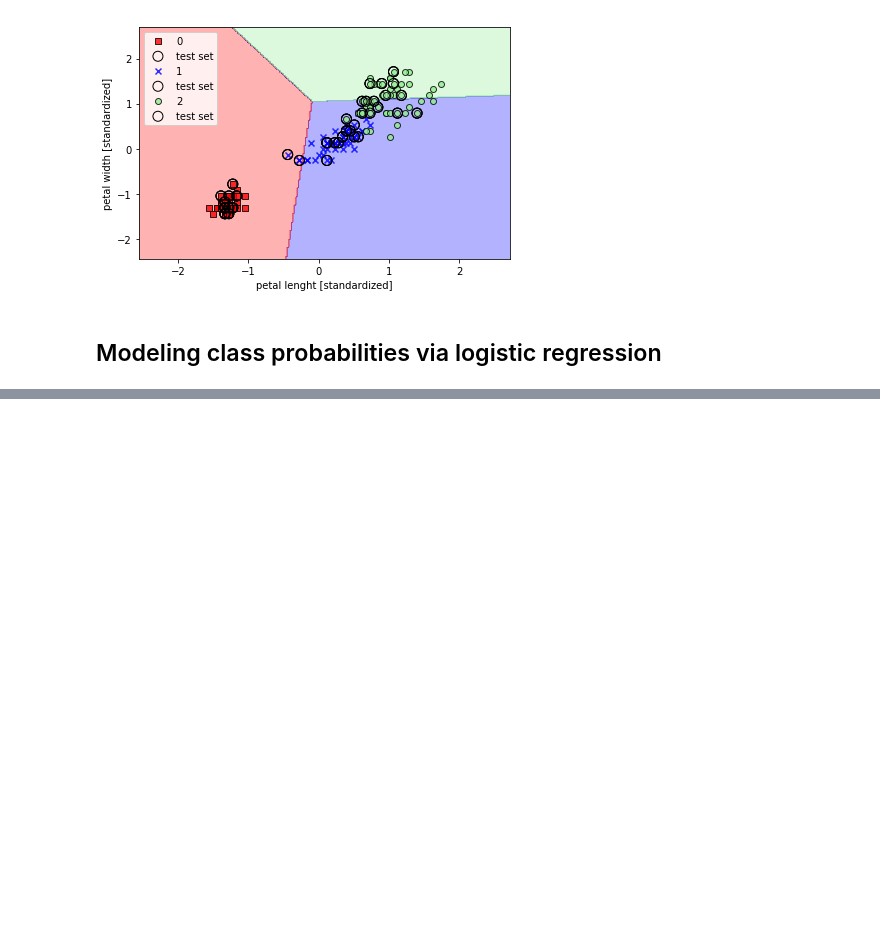
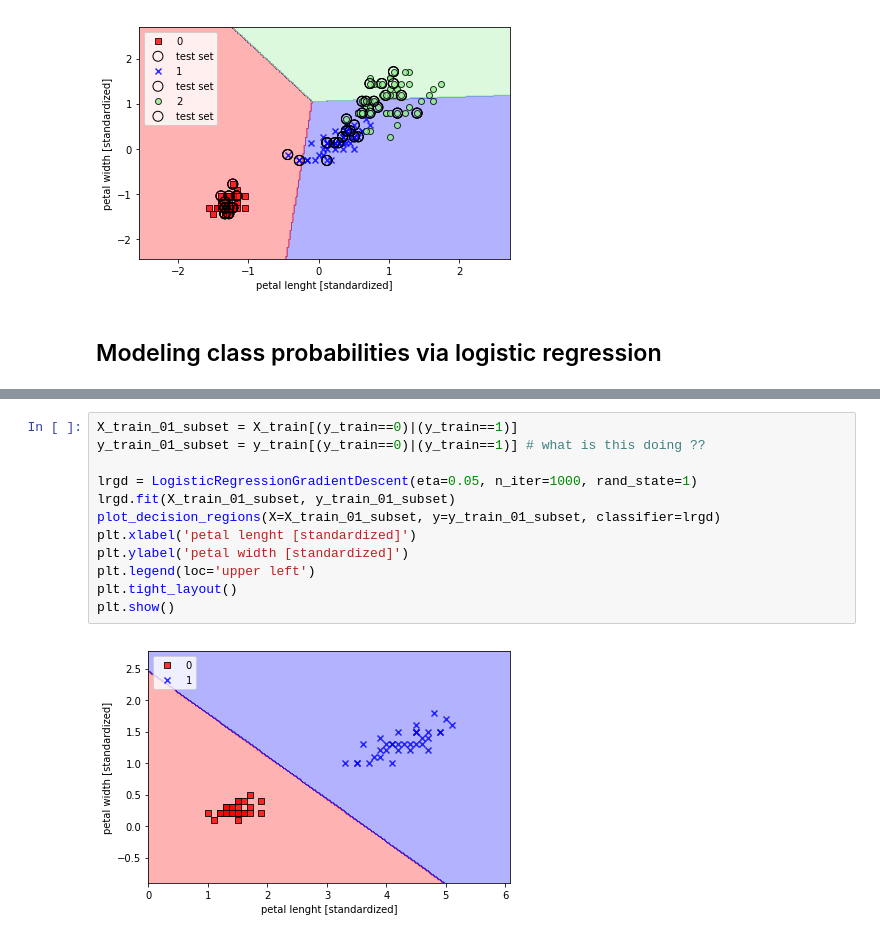
Before and after one commit to shokirovnozir/ML, a Jupyter notebook: pythonML.ipynb, the cells around one changed output, grey strips where cells are left out. Drawn from its saved outputs; the diff is of its cells as text; blank space fills up the shorter version.

```diff
--- a/pythonML.ipynb
+++ b/pythonML.ipynb
@@ -628,0 +744,14 @@ plt.show()
+# %%
+X_train_01_subset = X_train[(y_train==0)|(y_train==1)]
+y_train_01_subset = y_train[(y_train==0)|(y_train==1)] # what is this doing ??
+
+lrgd = LogisticRegressionGradientDescent(eta=0.05, n_iter=1000, rand_state=1)
+lrgd.fit(X_train_01_subset, y_train_01_subset)
+plot_decision_regions(X=X_train_01_subset, y=y_train_01_subset, classifier=lrgd)
+plt.xlabel('petal lenght [standardized]')
+plt.ylabel('petal width [standardized]')
+plt.legend(loc='upper left')
+plt.tight_layout()
+plt.show()
+# %% [output]
+[figure, added]
```
Also changed, not shown: parts of 7 cells of this notebook.
